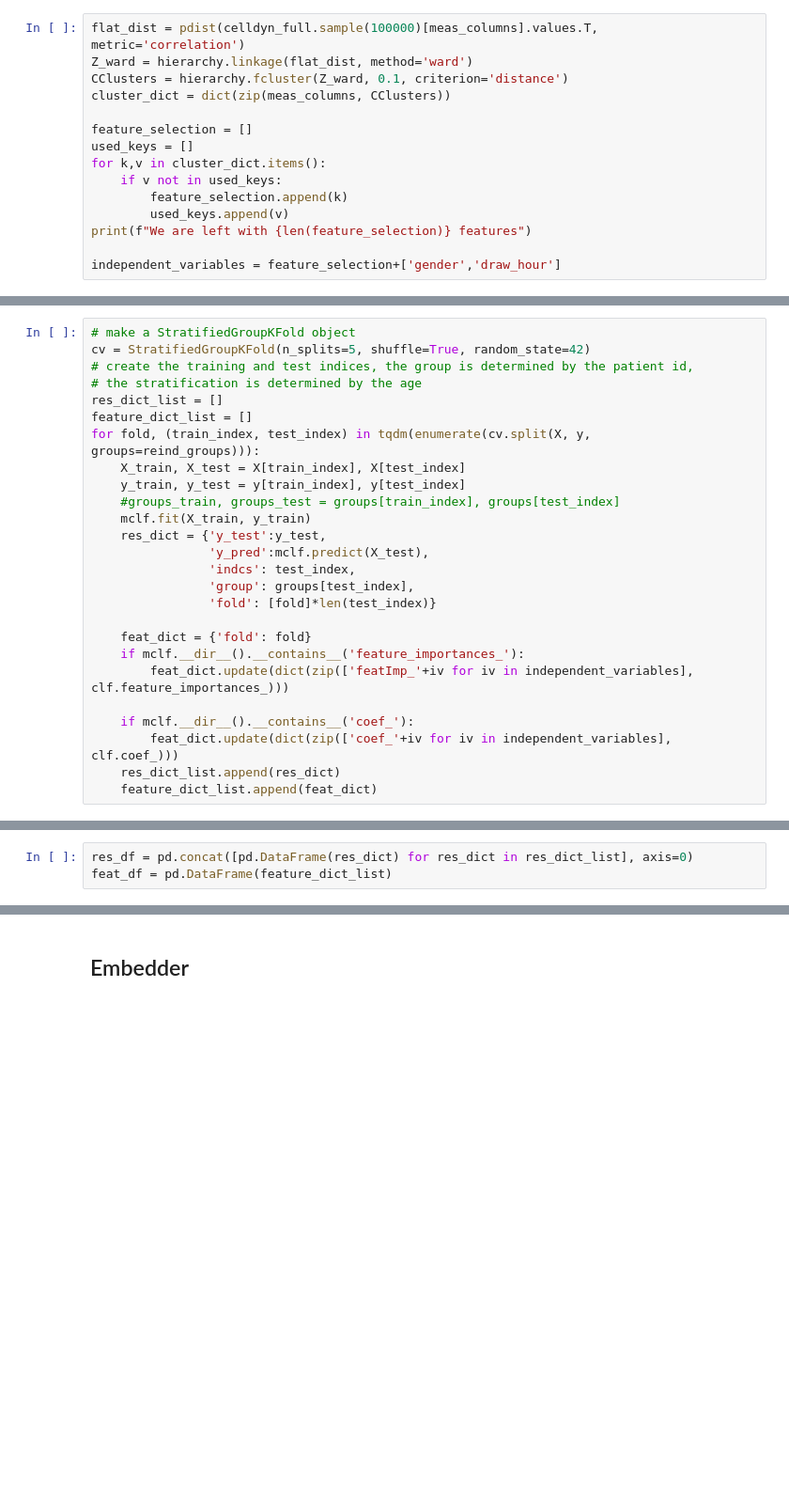
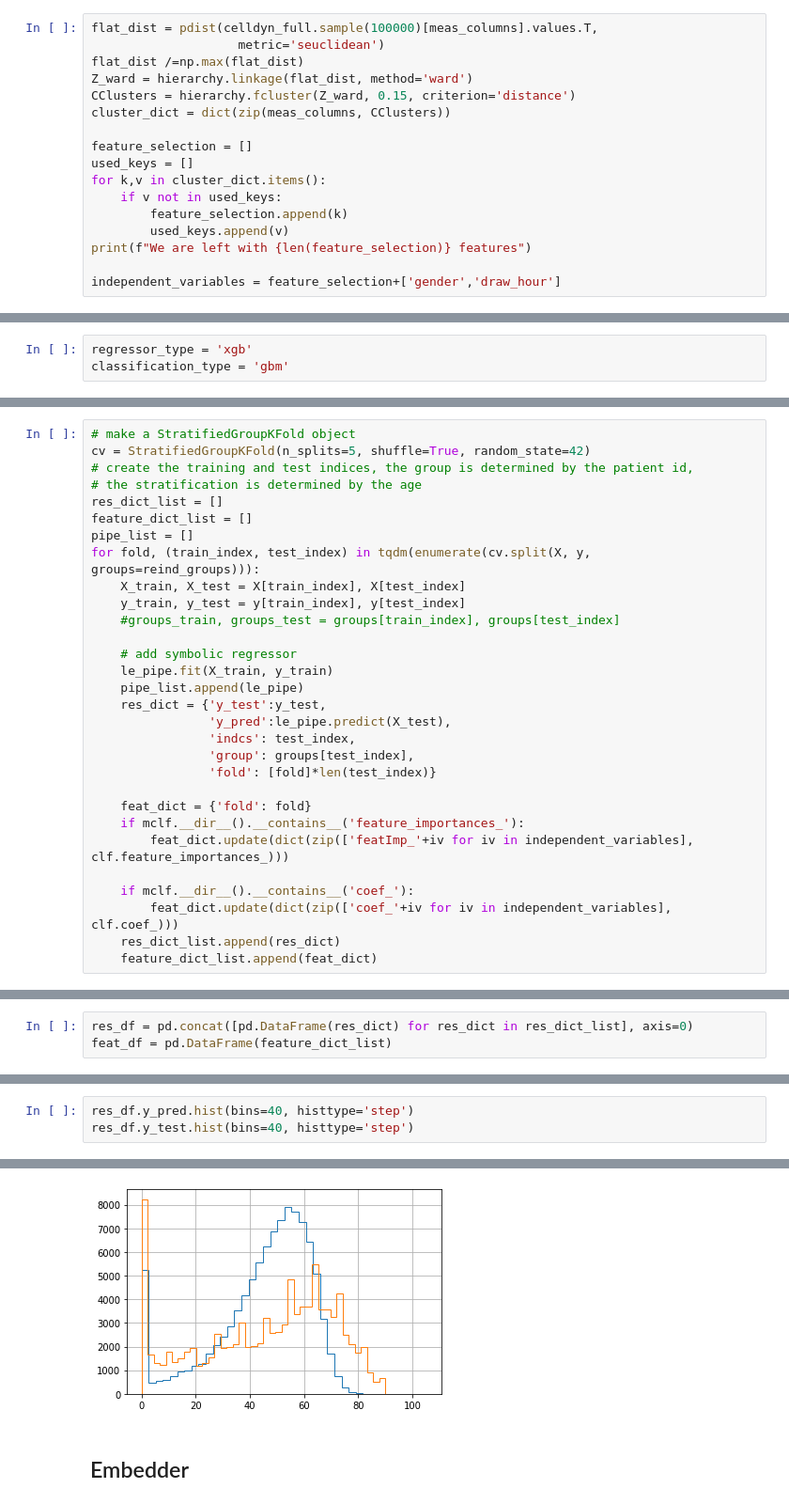
Before and after one commit to HJJoosse/celldyn_embedder, a Jupyter notebook: sandbox/create_embedded_Data.ipynb, the cells around one changed output, grey strips where cells are left out. Shown at 94% size. Saved outputs shown, nothing was run; the diff lists cells and outputs as text; blank space fills up the shorter version.

```diff
--- a/sandbox/create_embedded_Data.ipynb
+++ b/sandbox/create_embedded_Data.ipynb
@@ -76,9 +87,11 @@ from sklearn.model_selection import StratifiedGroupKFold
 celldyn_full = celldyn_full.assign(gender=celldyn_full.gender.map({'M':0, 'F':1}))
 celldyn_full.dropna(subset=['gender','draw_hour'], axis=0, inplace=True)
 # %%
-flat_dist = pdist(celldyn_full.sample(100000)[meas_columns].values.T, metric='correlation')
+flat_dist = pdist(celldyn_full.sample(100000)[meas_columns].values.T,
+                    metric='seuclidean')
+flat_dist /=np.max(flat_dist)
 Z_ward = hierarchy.linkage(flat_dist, method='ward')
-CClusters = hierarchy.fcluster(Z_ward, 0.1, criterion='distance')
+CClusters = hierarchy.fcluster(Z_ward, 0.15, criterion='distance')
 cluster_dict = dict(zip(meas_columns, CClusters))
 
 feature_selection = []
@@ -107 +145,4 @@ reind_groups = np.array([groups_dict[g] for g in groups])
+# %%
+regressor_type = 'xgb'
+classification_type = 'gbm'
 # %%
@@ -132,13 +200,17 @@ cv = StratifiedGroupKFold(n_splits=5, shuffle=True, random_state=42)
 # the stratification is determined by the age
 res_dict_list = []
 feature_dict_list = []
+pipe_list = []
 for fold, (train_index, test_index) in tqdm(enumerate(cv.split(X, y, groups=reind_groups))):
     X_train, X_test = X[train_index], X[test_index]
     y_train, y_test = y[train_index], y[test_index]
     #groups_train, groups_test = groups[train_index], groups[test_index]
-    mclf.fit(X_train, y_train)
+
+    # add symbolic regressor
+    le_pipe.fit(X_train, y_train)
+    pipe_list.append(le_pipe)
     res_dict = {'y_test':y_test,
-                'y_pred':mclf.predict(X_test),
+                'y_pred':le_pipe.predict(X_test),
                 'indcs': test_index,
                 'group': groups[test_index],
                 'fold': [fold]*len(test_index)}
@@ -165,0 +249,4 @@ Text(0.5, 1.0, 'Zero-inflated regressor for age prediction with non-embedded dat
+# %%
+res_df.y_pred.hist(bins=40, histtype='step')
+res_df.y_test.hist(bins=40, histtype='step')
+# %% [output]
@@ -166,3 +254,4 @@ Text(0.5, 1.0, 'Zero-inflated regressor for age prediction with non-embedded dat
+[figure, added]
 # %% [markdown]
 ## Embedder
 # %%
```
Also changed, not shown: parts of 11 cells of this notebook.
